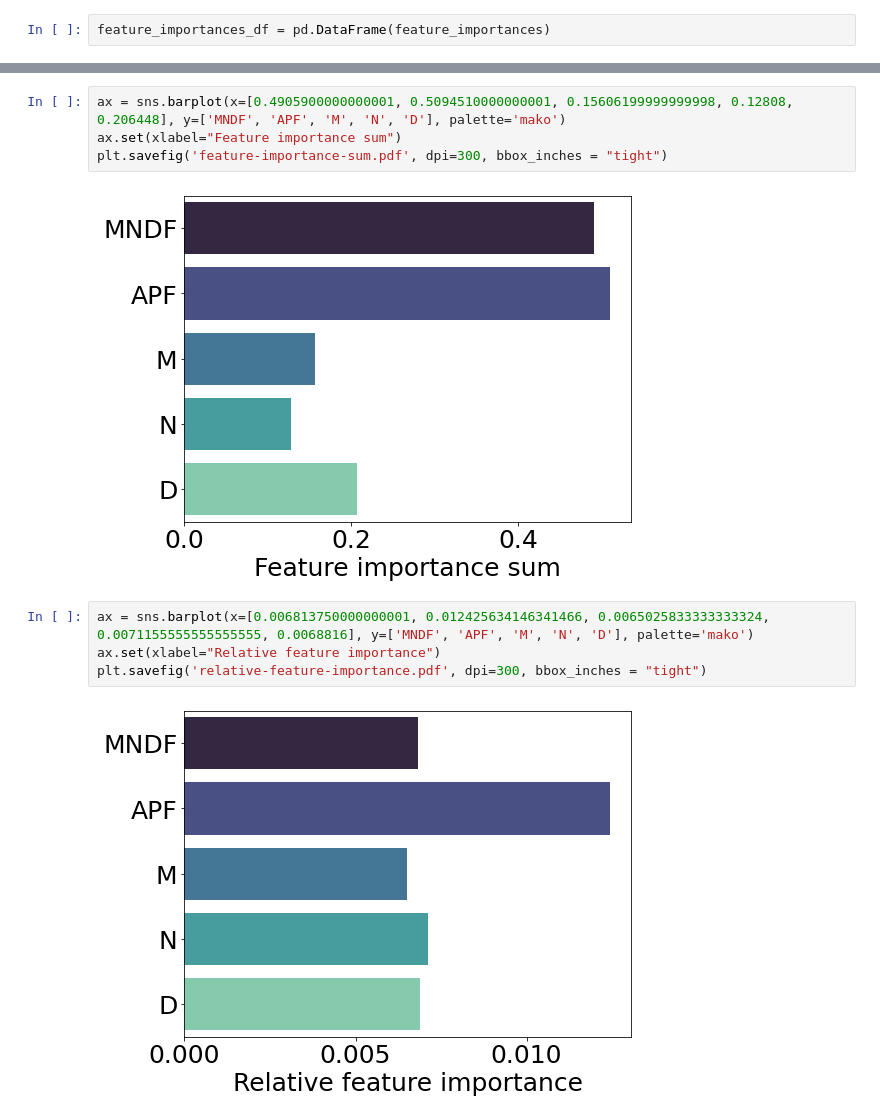
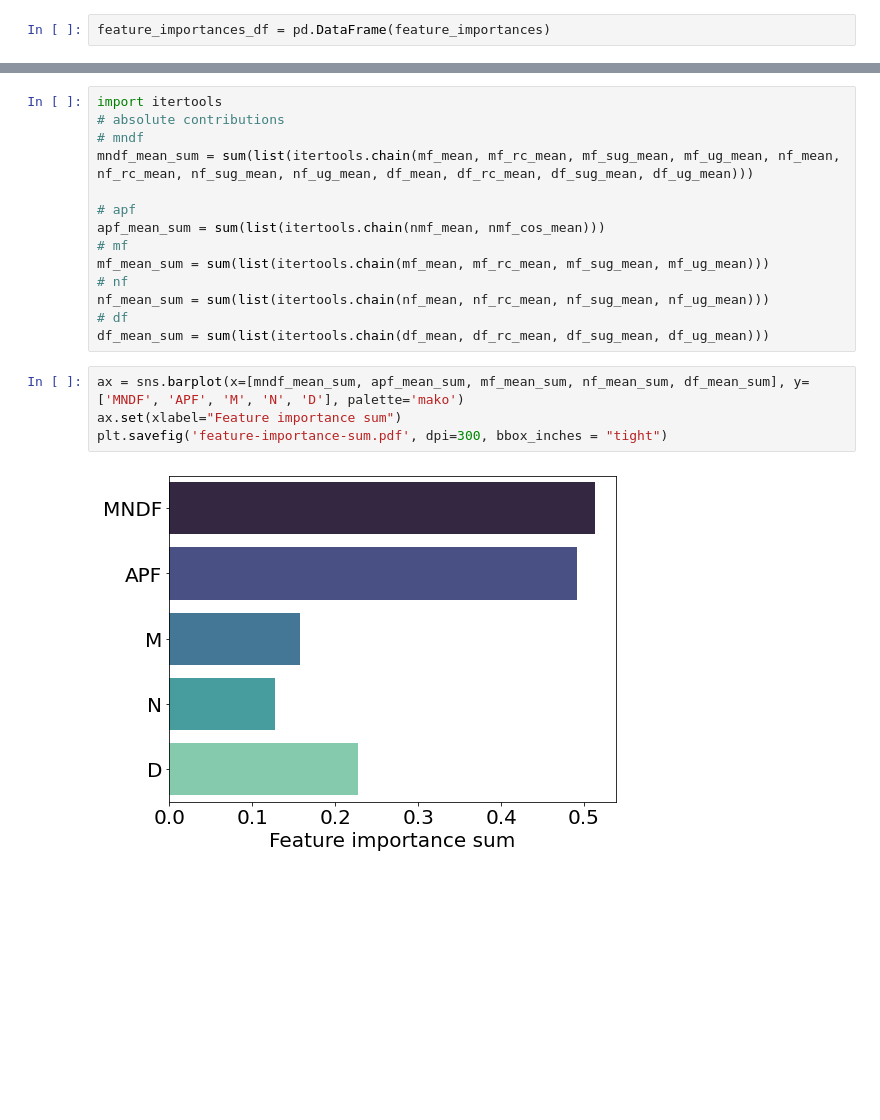
Before and after one commit to tduricic/homophily-lastfm, a Jupyter notebook: notebooks/link_prediction_xgboost.ipynb, the cells around one changed output, grey strips where cells are left out. Drawn from its saved outputs; the diff is of its cells as text; blank space fills up the shorter version.

```diff
--- a/notebooks/link_prediction_xgboost.ipynb
+++ b/notebooks/link_prediction_xgboost.ipynb
@@ -607,12 +295,20 @@ print(sum(df+df_rc+df_sug+df_ug)/len(df+df_rc+df_sug+df_ug))
+# %%
+import itertools
+# absolute contributions
+# mndf
+mndf_mean_sum = sum(list(itertools.chain(mf_mean, mf_rc_mean, mf_sug_mean, mf_ug_mean, nf_mean, nf_rc_mean, nf_sug_mean, nf_ug_mean, df_mean, df_rc_mean, df_sug_mean, df_ug_mean)))
+
+# apf
+apf_mean_sum = sum(list(itertools.chain(nmf_mean, nmf_cos_mean)))
+# mf
+mf_mean_sum = sum(list(itertools.chain(mf_mean, mf_rc_mean, mf_sug_mean, mf_ug_mean)))
+# nf
+nf_mean_sum = sum(list(itertools.chain(nf_mean, nf_rc_mean, nf_sug_mean, nf_ug_mean)))
+# df
+df_mean_sum = sum(list(itertools.chain(df_mean, df_rc_mean, df_sug_mean, df_ug_mean)))
 # %%
-ax = sns.barplot(x=[0.4905900000000001, 0.5094510000000001, 0.15606199999999998, 0.12808, 0.206448], y=['MNDF', 'APF', 'M', 'N', 'D'], palette='mako')
+ax = sns.barplot(x=[mndf_mean_sum, apf_mean_sum, mf_mean_sum, nf_mean_sum, df_mean_sum], y=['MNDF', 'APF', 'M', 'N', 'D'], palette='mako')
 ax.set(xlabel="Feature importance sum")
 plt.savefig('feature-importance-sum.pdf', dpi=300, bbox_inches = "tight")
 # %% [output]
-[figure, old version]
+[figure, new version]
-# %%
-ax = sns.barplot(x=[0.006813750000000001, 0.012425634146341466, 0.0065025833333333324, 0.0071155555555555555, 0.0068816], y=['MNDF', 'APF', 'M', 'N', 'D'], palette='mako')
-ax.set(xlabel="Relative feature importance")
-plt.savefig('relative-feature-importance.pdf', dpi=300, bbox_inches = "tight")
-# %% [output]
-[figure, removed]
```
Also changed, not shown: parts of 43 cells of this notebook, 7 other files.
